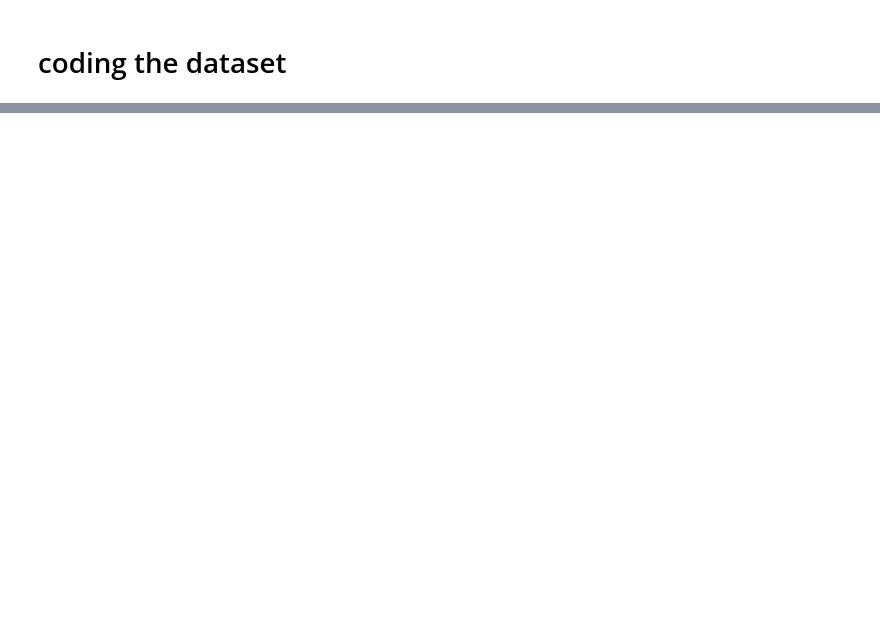
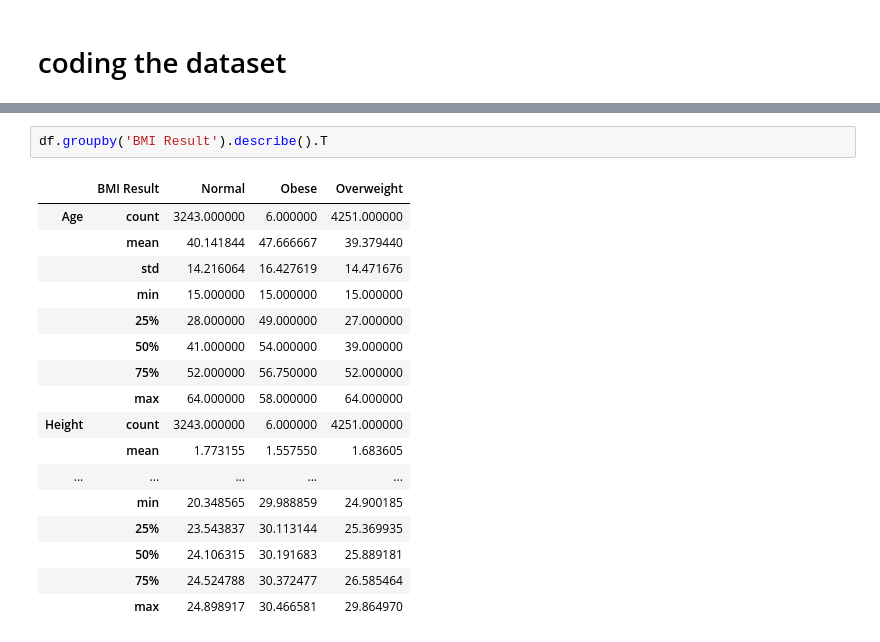
Before and after one commit to keithmmc/PDA1, a Jupyter notebook: PDA1.ipynb, the cells around one changed output, grey strips where cells are left out. Saved outputs shown, nothing was run; the diff lists cells and outputs as text; blank space fills up the shorter version.

```diff
--- a/PDA1.ipynb
+++ b/PDA1.ipynb
@@ -445,0 +510,20 @@ df.round({'Height': 2, 'Weight': 2, 'BMI': 1, 'Alcohol units/ wk': 1})
+# %%
+df.groupby('BMI Result').describe().T
+# %% [output]
+|  | BMI Result | Normal | Obese | Overweight |
+| Age | count | 3243.000000 | 6.000000 | 4251.000000 |
+|  | mean | 40.141844 | 47.666667 | 39.379440 |
+|  | std | 14.216064 | 16.427619 | 14.471676 |
+|  | min | 15.000000 | 15.000000 | 15.000000 |
+|  | 25% | 28.000000 | 49.000000 | 27.000000 |
+|  | 50% | 41.000000 | 54.000000 | 39.000000 |
+|  | 75% | 52.000000 | 56.750000 | 52.000000 |
+|  | max | 64.000000 | 58.000000 | 64.000000 |
+| Height | count | 3243.000000 | 6.000000 | 4251.000000 |
+|  | mean | 1.773155 | 1.557550 | 1.683605 |
+| ... | ... | ... | ... | ... |
+|  | min | 20.348565 | 29.988859 | 24.900185 |
+|  | 25% | 23.543837 | 30.113144 | 25.369935 |
+|  | 50% | 24.106315 | 30.191683 | 25.889181 |
+|  | 75% | 24.524788 | 30.372477 | 26.585464 |
+|  | max | 24.898917 | 30.466581 | 29.864970 |
```
Also changed, not shown: parts of 34 cells of this notebook.
